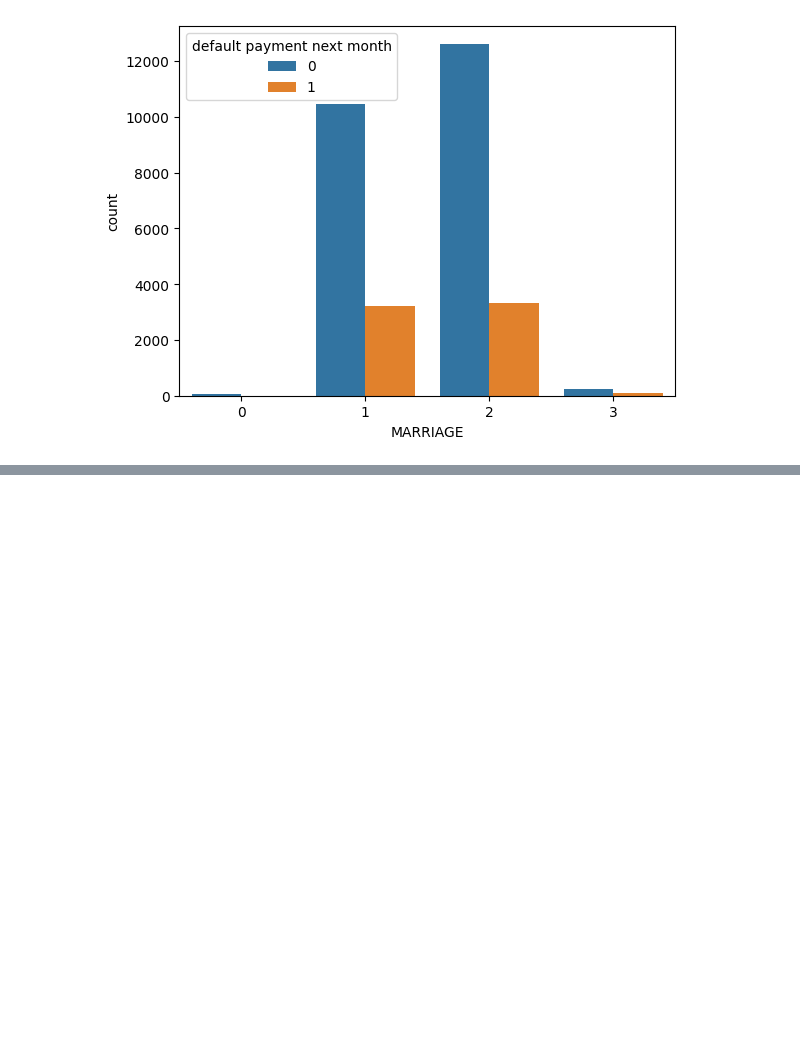
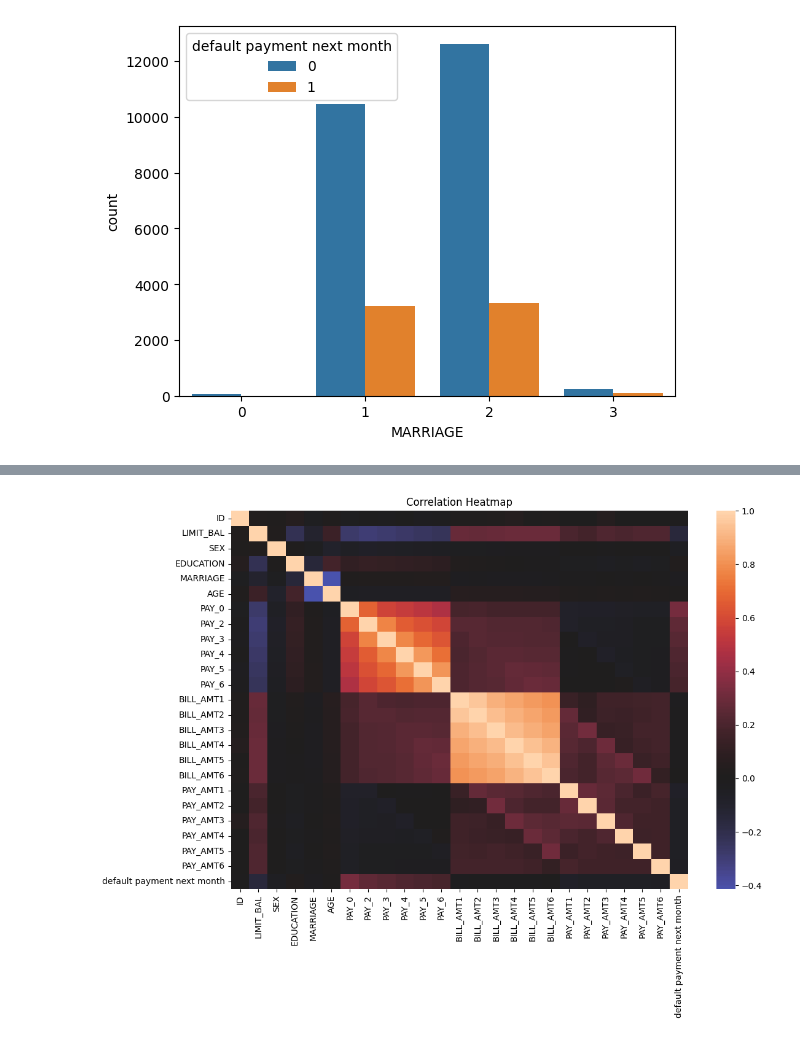
Before and after one commit to amitsingh2022/credit-risk-prediction, a Jupyter notebook: notebooks/EDA.ipynb, the cells around one changed output, grey strips where cells are left out. Cells and saved outputs as stored; diff of their text form; code cells hidden in the pictures; blank space fills up the shorter version.

```diff
--- a/notebooks/EDA.ipynb
+++ b/notebooks/EDA.ipynb
@@ -128,0 +136,7 @@ sns.countplot(x = df['MARRIAGE'], hue=df['default payment next month'])
+# %%
+plt.figure(figsize=(12,8))
+sns.heatmap(df.corr(), center=0)
+plt.title("Correlation Heatmap")
+plt.show()
+# %% [output]
+[figure, added]
```
Also changed, not shown: parts of 2 cells of this notebook, 2 other files.
